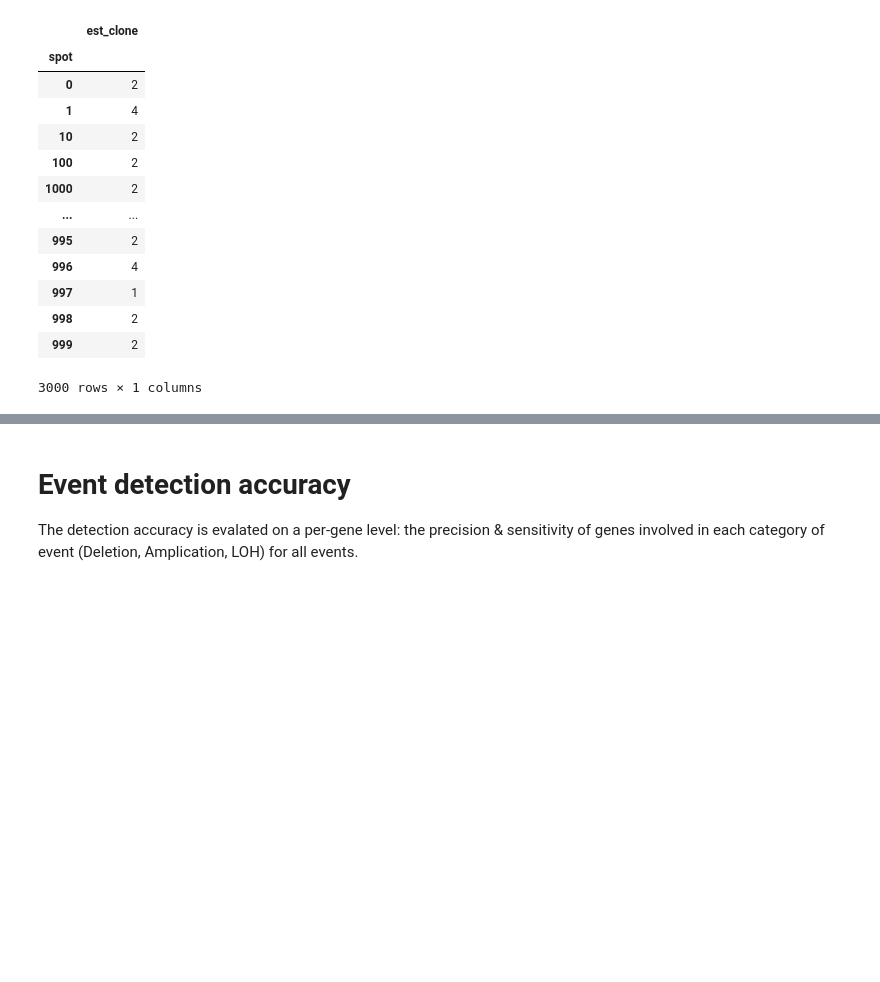
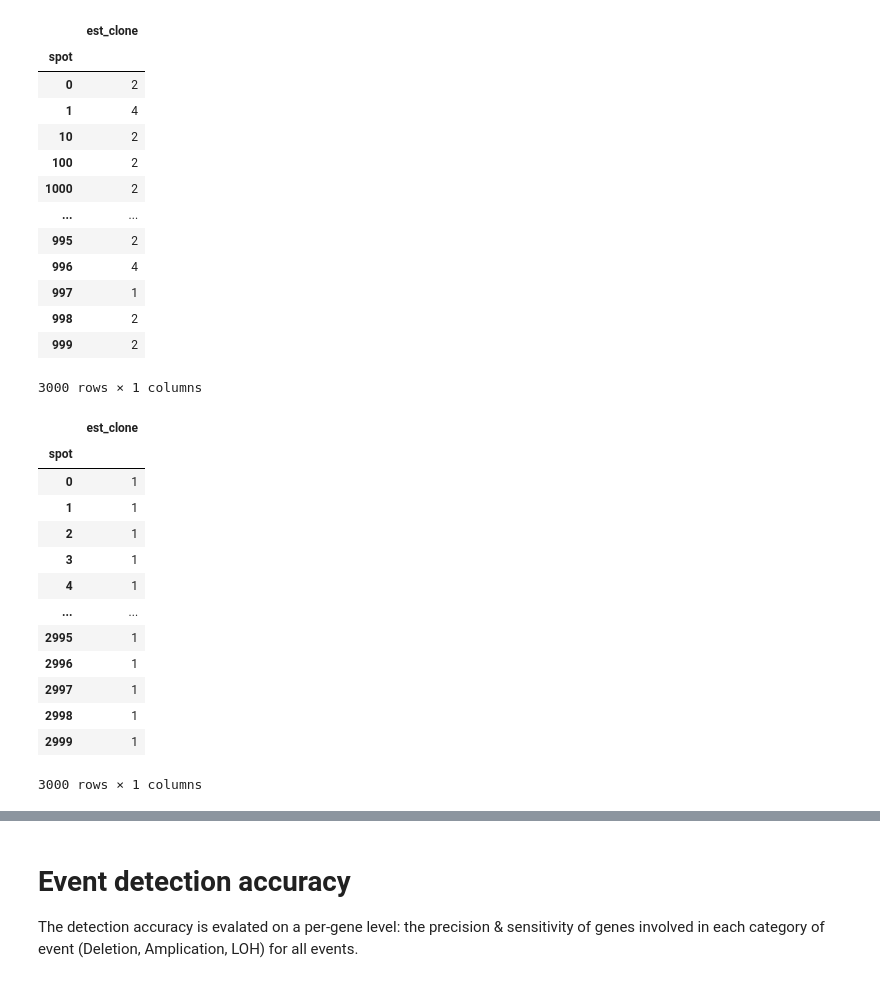
Before and after one commit to michaelJwilson/calicost_sim_analysis, a Jupyter notebook: Simulation2.ipynb, the cells around one changed output, grey strips where cells are left out. Saved outputs shown, nothing was run; the diff lists cells and outputs as text; code cells hidden in the pictures; blank space fills up the shorter version.

```diff
--- a/Simulation2.ipynb
+++ b/Simulation2.ipynb
@@ -159,4 +160,7 @@ sim_runs
 # %% [markdown]
 # Clone identification accuracy
 # %%
-# ! ls ../nomixing_calicost_related/numcnas1.2_cnasize1e7_ploidy2_random0/
+true_clones = get_true_clones(
+    true_dir, (3, 3), "3e7", 2, 0
+)
+true_clones
@@ -197,6 +217,24 @@ numbat_clones
 | 998 | 2 |
 | 999 | 2 |
 3000 rows × 1 columns
+# %%
+starch_clones = get_starch_clones(starch_dir, get_sampleid((3, 3), "3e7", 2, 0), true_clones=true_clones)
+starch_clones
+# %% [output]
+|  | est_clone |
+| spot |  |
+| 0 | 1 |
+| 1 | 1 |
+| 2 | 1 |
+| 3 | 1 |
+| 4 | 1 |
+| ... | ... |
+| 2995 | 1 |
+| 2996 | 1 |
+| 2997 | 1 |
+| 2998 | 1 |
+| 2999 | 1 |
+3000 rows × 1 columns
 # %%
 clone_aris = get_aris(true_dir, calico_pure_dir, numbat_dir, starch_dir)
 clone_aris
```
Also changed, not shown: parts of 4 cells of this notebook, 1 other file.
